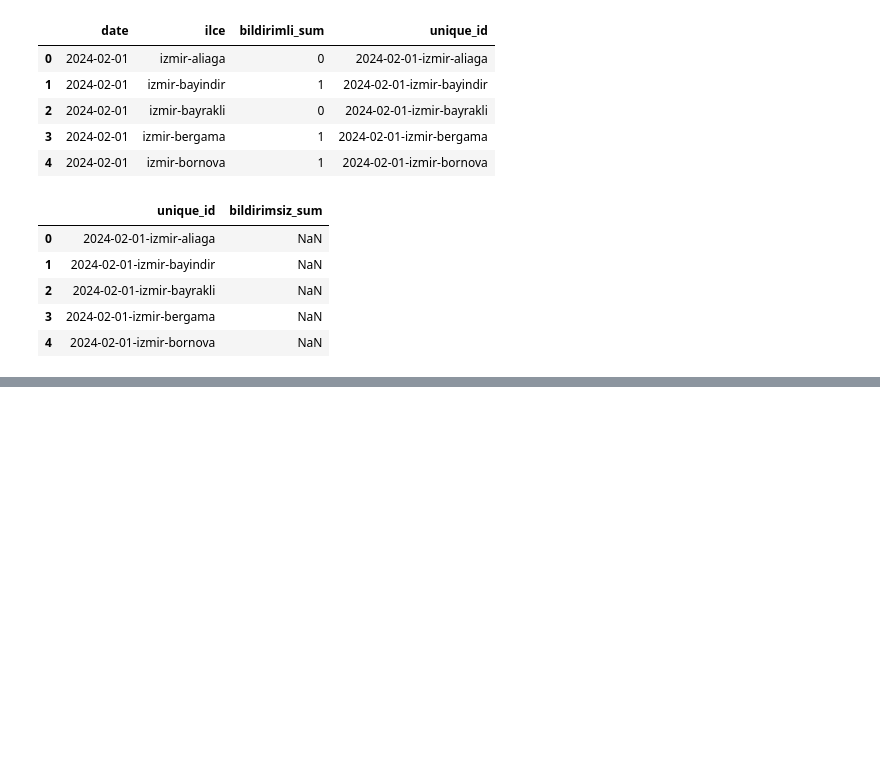
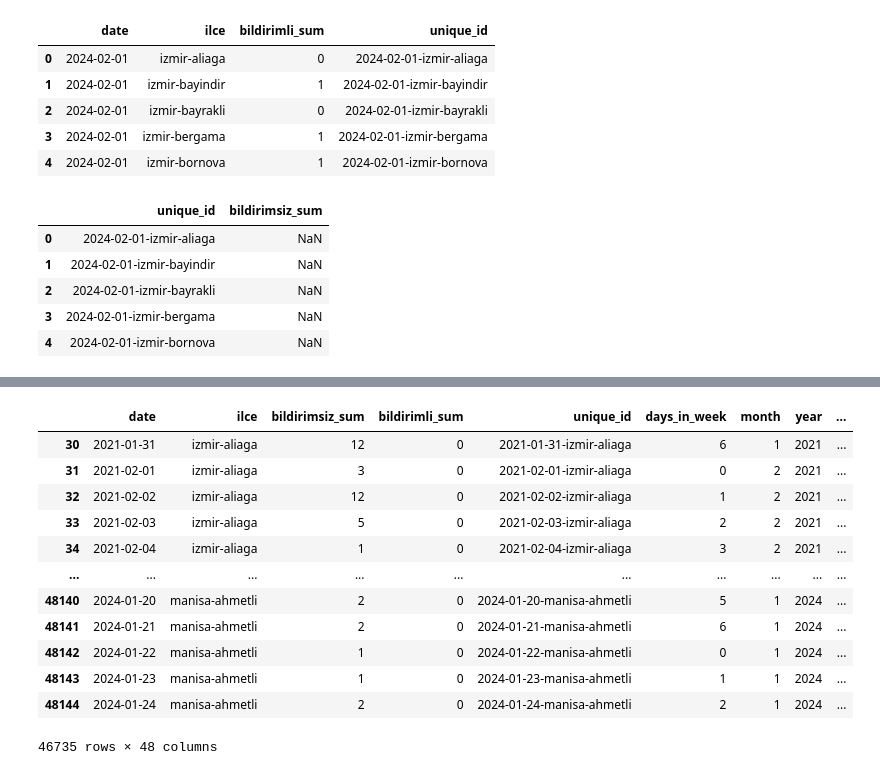
Before and after one commit to linaund1000/gdz-datathon, a Jupyter notebook: data_generation.ipynb, the cells around one changed output, grey strips where cells are left out. Cells and saved outputs as stored; diff of their text form; code cells hidden in the pictures; blank space fills up the shorter version.

Commit message:
train hatasi cozumu data halloldu

```diff
--- a/data_generation.ipynb
+++ b/data_generation.ipynb
@@ -134,0 +213,38 @@ train = pd.merge(train, weather, on='unique_id')
+# %%
+# Zaman serisi ayrıştırması, hedef değişkeni (bildirimsiz_sum) eğilim, mevsimsellik ve kalıntı bileşenlerine ayırır, bu bileşenler özellik olarak kullanılabilir.
+from statsmodels.tsa.seasonal import seasonal_decompose
+
+decomposed = seasonal_decompose(train['bildirimsiz_sum'], period=7)
+train['Target_Trend'] = decomposed.trend
+train['Target_Seasonal'] = decomposed.seasonal
+train['Target_Residual'] = decomposed.resid
+# %%
+# Exponentially Weighted Moving Average (EWMA) assigns exponentially decreasing weights to past observations of the target variable (bildirimsiz_sum), capturing recent trends more strongly.
+spans = [3, 7, 14]
+for span in spans:
+    train[f'Target_EWM_Mean_{span}'] = train.groupby('ilce')['bildirimsiz_sum'].ewm(span=span, adjust=False).mean().reset_index(0, drop=True)
+# %%
+# Differencing captures the changes in the target variable (bildirimsiz_sum) between consecutive time steps, which can help model stationarity and remove trends.
+periods = [1, 7, 14, 30]
+for period in periods:
+    train[f'Target_Diff{period}'] = train.groupby('ilce')['bildirimsiz_sum'].diff(periods=period)
+# %%
+# Logarithmic transformation can help stabilize the variance of the target variable (bildirimsiz_sum) and make it more suitable for modeling.
+train['Log_Target'] = np.log1p(train['bildirimsiz_sum'])
+# %%
+train = train.dropna()
+train
+# %% [output]
+|  | date | ilce | bildirimsiz_sum | bildirimli_sum | unique_id | days_in_week | month | year | ... |
+| 30 | 2021-01-31 | izmir-aliaga | 12 | 0 | 2021-01-31-izmir-aliaga | 6 | 1 | 2021 | ... |
+| 31 | 2021-02-01 | izmir-aliaga | 3 | 0 | 2021-02-01-izmir-aliaga | 0 | 2 | 2021 | ... |
+| 32 | 2021-02-02 | izmir-aliaga | 12 | 0 | 2021-02-02-izmir-aliaga | 1 | 2 | 2021 | ... |
+| 33 | 2021-02-03 | izmir-aliaga | 5 | 0 | 2021-02-03-izmir-aliaga | 2 | 2 | 2021 | ... |
+| 34 | 2021-02-04 | izmir-aliaga | 1 | 0 | 2021-02-04-izmir-aliaga | 3 | 2 | 2021 | ... |
+| ... | ... | ... | ... | ... | ... | ... | ... | ... | ... |
+| 48140 | 2024-01-20 | manisa-ahmetli | 2 | 0 | 2024-01-20-manisa-ahmetli | 5 | 1 | 2024 | ... |
+| 48141 | 2024-01-21 | manisa-ahmetli | 2 | 0 | 2024-01-21-manisa-ahmetli | 6 | 1 | 2024 | ... |
+| 48142 | 2024-01-22 | manisa-ahmetli | 1 | 0 | 2024-01-22-manisa-ahmetli | 0 | 1 | 2024 | ... |
+| 48143 | 2024-01-23 | manisa-ahmetli | 1 | 0 | 2024-01-23-manisa-ahmetli | 1 | 1 | 2024 | ... |
+| 48144 | 2024-01-24 | manisa-ahmetli | 2 | 0 | 2024-01-24-manisa-ahmetli | 2 | 1 | 2024 | ... |
+46735 rows × 48 columns
```
Also changed, not shown: parts of 22 cells of this notebook.
